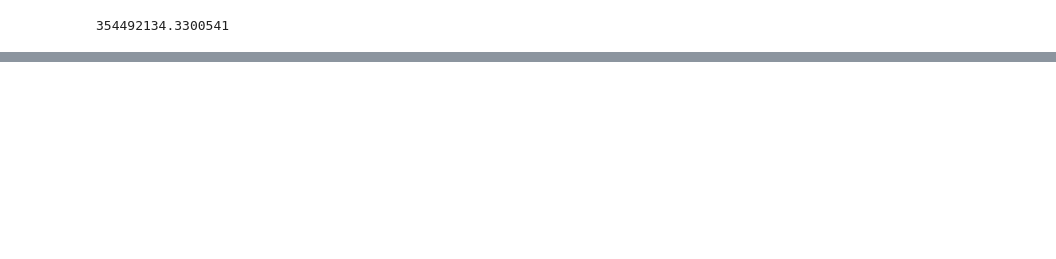
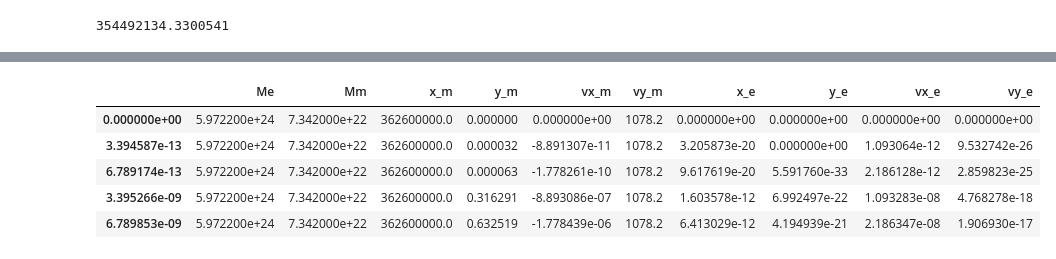
Before and after one commit to michaelremley/ModSim-Project-3, a Jupyter notebook: Project 3 Notebook.ipynb, the cells around one changed output, grey strips where cells are left out. Cells and saved outputs as stored; diff of their text form; code cells hidden in the pictures; blank space fills up the shorter version.

```diff
--- a/Project 3 Notebook.ipynb
+++ b/Project 3 Notebook.ipynb
@@ -188,0 +206,9 @@ results.index[-1]
+# %%
+results.head()
+# %% [output]
+|  | Me | Mm | x_m | y_m | vx_m | vy_m | x_e | y_e | vx_e | vy_e |
+| 0.000000e+00 | 5.972200e+24 | 7.342000e+22 | 362600000.0 | 0.000000 | 0.000000e+00 | 1078.2 | 0.000000e+00 | 0.000000e+00 | 0.000000e+00 | 0.000000e+00 |
+| 3.394587e-13 | 5.972200e+24 | 7.342000e+22 | 362600000.0 | 0.000032 | -8.891307e-11 | 1078.2 | 3.205873e-20 | 0.000000e+00 | 1.093064e-12 | 9.532742e-26 |
+| 6.789174e-13 | 5.972200e+24 | 7.342000e+22 | 362600000.0 | 0.000063 | -1.778261e-10 | 1078.2 | 9.617619e-20 | 5.591760e-33 | 2.186128e-12 | 2.859823e-25 |
+| 3.395266e-09 | 5.972200e+24 | 7.342000e+22 | 362600000.0 | 0.316291 | -8.893086e-07 | 1078.2 | 1.603578e-12 | 6.992497e-22 | 1.093283e-08 | 4.768278e-18 |
+| 6.789853e-09 | 5.972200e+24 | 7.342000e+22 | 362600000.0 | 0.632519 | -1.778439e-06 | 1078.2 | 6.413029e-12 | 4.194939e-21 | 2.186347e-08 | 1.906930e-17 |
```
Also changed, not shown: parts of 10 cells of this notebook.
